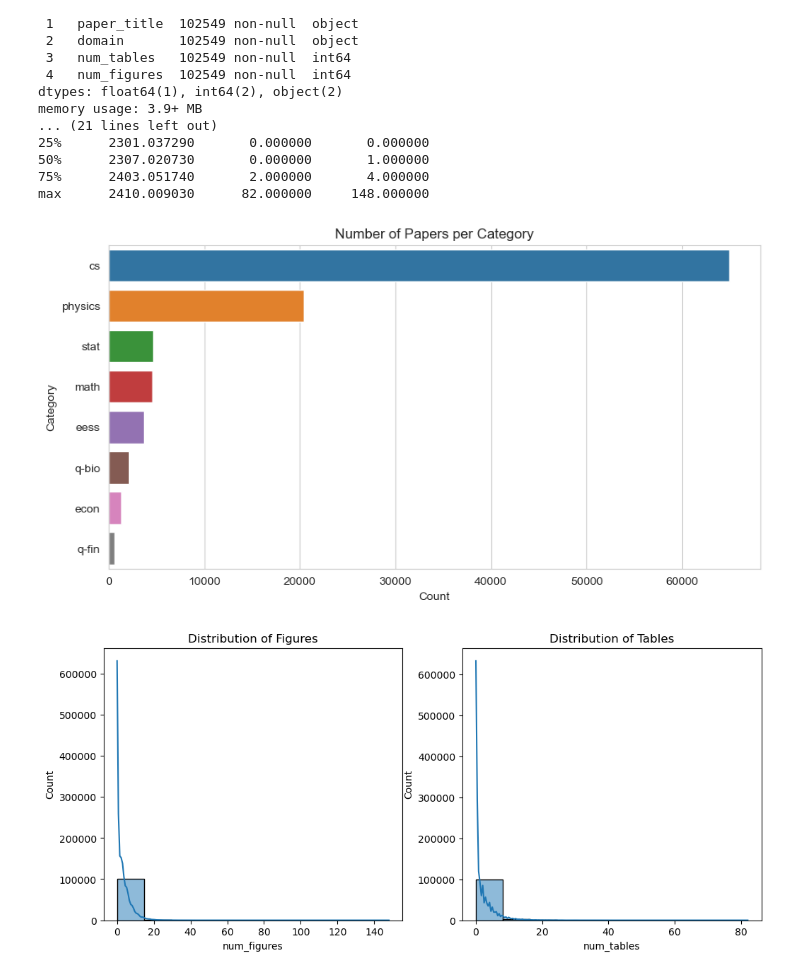
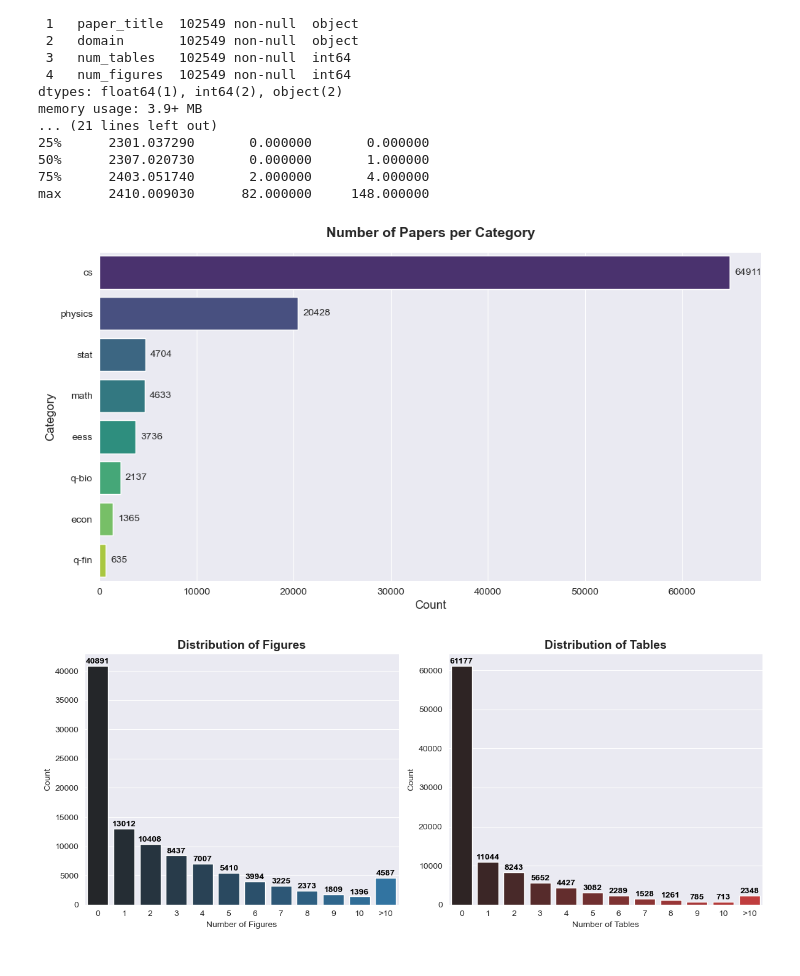
Before and after one commit to fuubian/Masterthesis_Code, a Jupyter notebook: notebooks/paper_characteristics.ipynb, the cells around one changed output. Cells and saved outputs as stored; diff of their text form; code cells hidden in the pictures.

```diff
--- a/notebooks/paper_characteristics.ipynb
+++ b/notebooks/paper_characteristics.ipynb
@@ -31,27 +31,68 @@ max      2410.009030      82.000000     148.000000
 import matplotlib.pyplot as plt
 import seaborn as sns
 
-plt.figure(figsize=(10, 5))
-sns.countplot(y=df["domain"], order=df["domain"].value_counts().index)
-plt.title("Number of Papers per Category")
-plt.xlabel("Count")
-plt.ylabel("Category")
+# Set the style
+sns.set_style("darkgrid")
+plt.figure(figsize=(12, 6))
+
+# Use a more appealing color palette
+ax = sns.countplot(y=df["domain"], order=df["domain"].value_counts().index, palette="viridis")
+
+# Add title with better spacing
+plt.title("Number of Papers per Category", fontsize=14, fontweight='bold', pad=15)
+
+# Label axes with larger fonts
+plt.xlabel("Count", fontsize=12)
+plt.ylabel("Category", fontsize=12)
+
+# Display count values on bars
+for container in ax.containers:
+    ax.bar_label(container, fmt='%d', label_type='edge', fontsize=10, padding=5)
+
 plt.show()
 # %% [output]
-[figure, old version]
+[figure, new version]
 # %%
+import matplotlib.pyplot as plt
+import seaborn as sns
+import pandas as pd
+
 plt.figure(figsize=(12, 5))
 
-# Figures distribution
+# Define categories
+categories = [str(i) for i in range(11)] + [">10"]
+
+# Compute counts for each category
+fig_counts = [(df["num_figures"] == i).sum() for i in range(11)] + [(df["num_figures"] > 10).sum()]
+table_counts = [(df["num_tables"] == i).sum() for i in range(11)] + [(df["num_tables"] > 10).sum()]
+
+# Define improved color palettes
+fig_colors = sns.color_palette("dark:#1f77b4", len(categories))  # Darker Blues
+table_colors = sns.color_palette("dark:#d62728", len(categories))  # Darker Reds
+
+# Figures bar chart
 plt.subplot(1, 2, 1)
-sns.histplot(df["num_figures"], bins=10, kde=True)
-plt.title("Distribution of Figures")
+ax1 = sns.barplot(x=categories, y=fig_counts, palette=fig_colors, width=0.8)
+plt.title("Distribution of Figures", fontsize=14, fontweight="bold")
+plt.xlabel("Number of Figures")
+plt.ylabel("Count")
 
-# Tables distribution
+# Add value labels
+for i, count in enumerate(fig_counts):
+    ax1.text(i, count + max(fig_counts) * 0.01, str(count), ha="center", fontsize=10, color="black", fontweight="bold")
+
+# Tables bar chart
 plt.subplot(1, 2, 2)
-sns.histplot(df["num_tables"], bins=10, kde=True)
-plt.title("Distribution of Tables")
+ax2 = sns.barplot(x=categories, y=table_counts, palette=table_colors, width=0.8)
+plt.title("Distribution of Tables", fontsize=14, fontweight="bold")
+plt.xlabel("Number of Tables")
+plt.ylabel("Count")
 
+# Add value labels
+for i, count in enumerate(table_counts):
+    ax2.text(i, count + max(table_counts) * 0.01, str(count), ha="center", fontsize=10, color="black", fontweight="bold")
+
+plt.tight_layout()
 plt.show()
 # %% [output]
-[figure, old version]
+[figure, new version]
```
Also changed, not shown: parts of 2 cells of this notebook, 3 other files.
